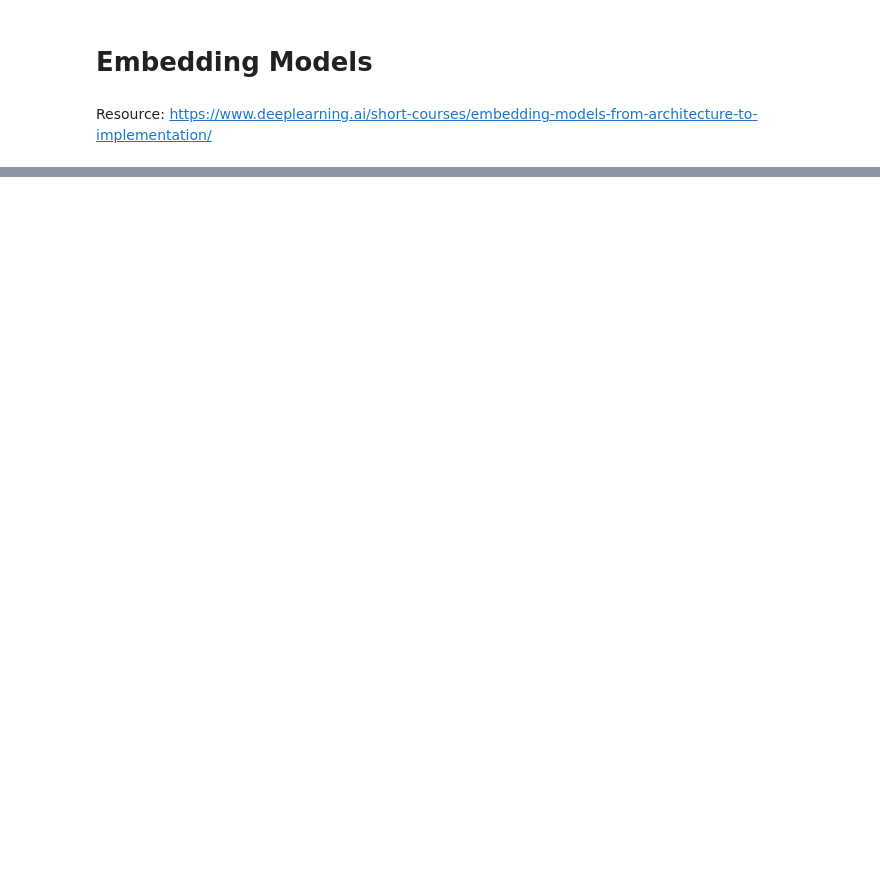
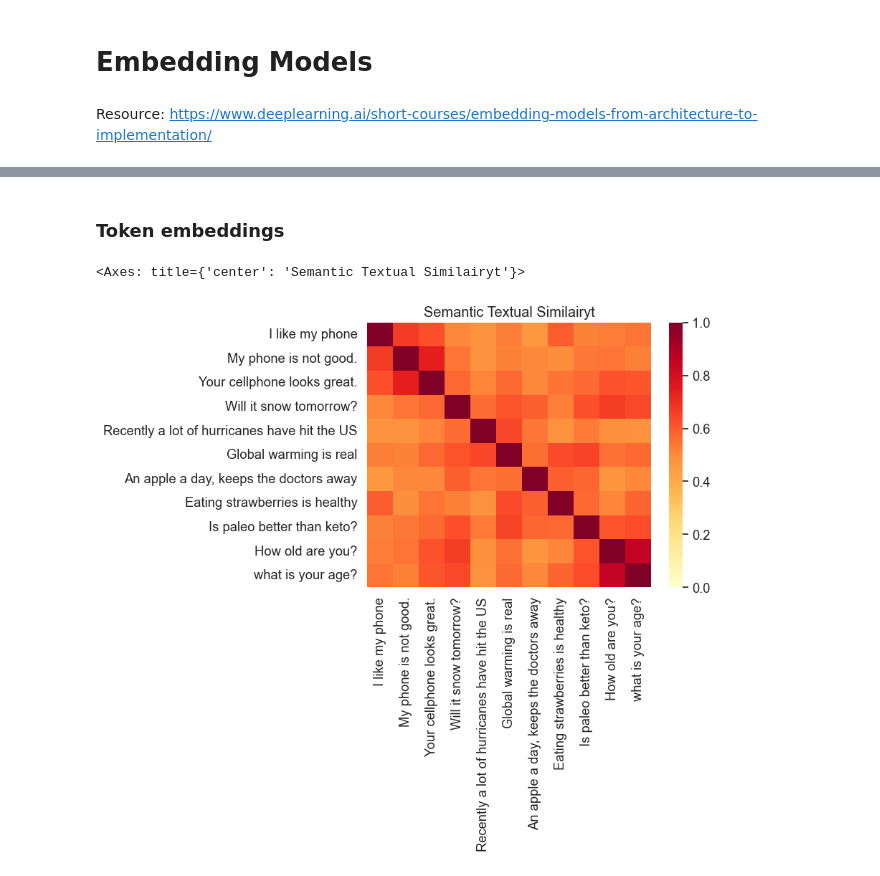
Before and after one commit to mchojna/llm-playground, a Jupyter notebook: 01-embedding-models/embedding_models.ipynb, the cells around one changed output, grey strips where cells are left out. Drawn from its saved outputs; the diff is of its cells as text; code cells hidden in the pictures; blank space fills up the shorter version.

```diff
--- a/01-embedding-models/embedding_models.ipynb
+++ b/01-embedding-models/embedding_models.ipynb
@@ -11,0 +151,7 @@ ImportError: cannot import name 'triu' from 'scipy.linalg' (/Users/mchojna/Docum
+# %% [markdown]
+### Token embeddings
+# %%
+from transformers import BertTokenizer, BertModel
+
+tokenizer = BertTokenizer.from_pretrained("google-bert/bert-base-uncased")
+model = BertModel.from_pretrained("google-bert/bert-base-uncased")
@@ -11,0 +185,43 @@ ImportError: cannot import name 'triu' from 'scipy.linalg' (/Users/mchojna/Docum
+# %%
+import seaborn as sns
+
+def plot_similarity(labels, features, rotation):
+    sim = cosine_similarity_matrix(features)
+    sns.set_theme(font_scale=1.2)
+    g = sns.heatmap(
+        sim,
+        xticklabels=labels,
+        yticklabels=labels,
+        vmin=0,
+        vmax=1,
+        cmap="YlOrRd"
+    )
+    g.set_xticklabels(labels, rotation=rotation)
+    g.set_title("Semantic Textual Similairyt")
+    return g
+# %%
+messages = [
+    "I like my phone",
+    "My phone is not good.",
+    "Your cellphone looks great.",
+
+    "Will it snow tomorrow?",
+    "Recently a lot of hurricanes have hit the US",
+    "Global warming is real",
+
+    "An apple a day, keeps the doctors away",
+    "Eating strawberries is healthy",
+    "Is paleo better than keto?",
+
+    "How old are you?",
+    "what is your age?",
+]
+
+embeddings = [
+    get_sentence_embedding(t) for t in messages
+]
+
+plot_similarity(messages, embeddings, 90)
+# %% [output]
+<Axes: title={'center': 'Semantic Textual Similairyt'}>
+[figure, added]
```
Also changed, not shown: parts of 51 cells of this notebook, 3 other files.
